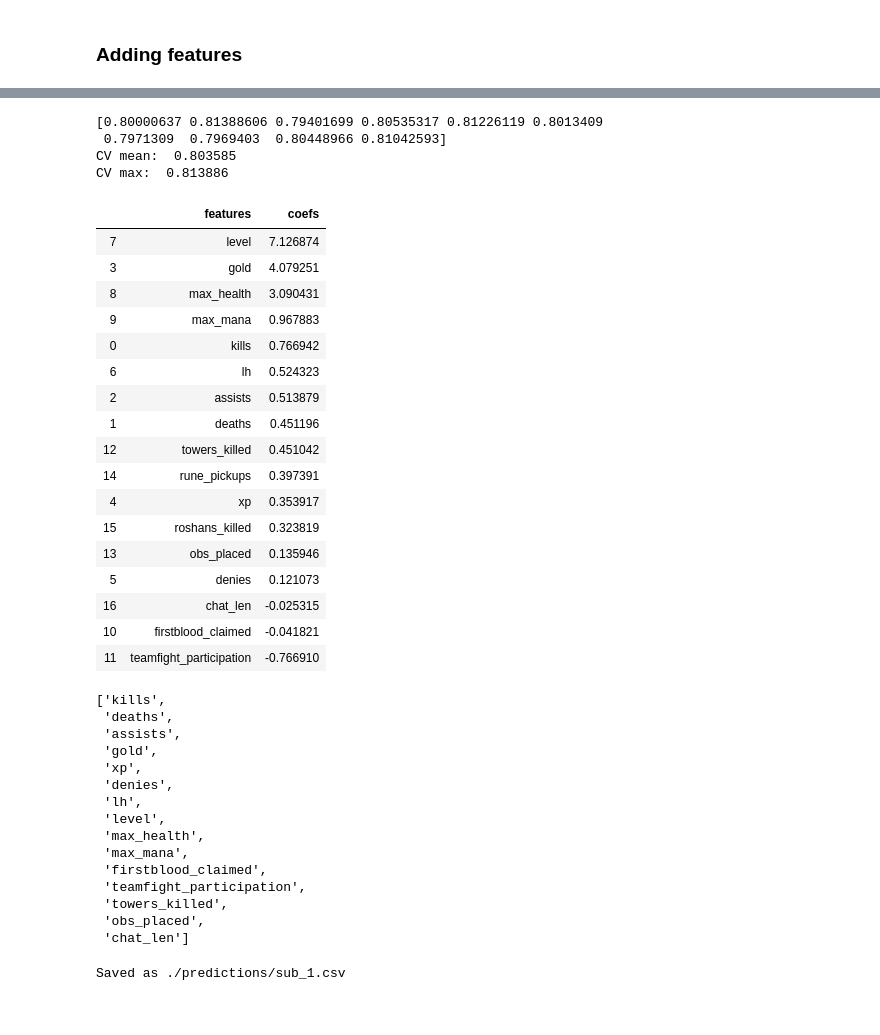
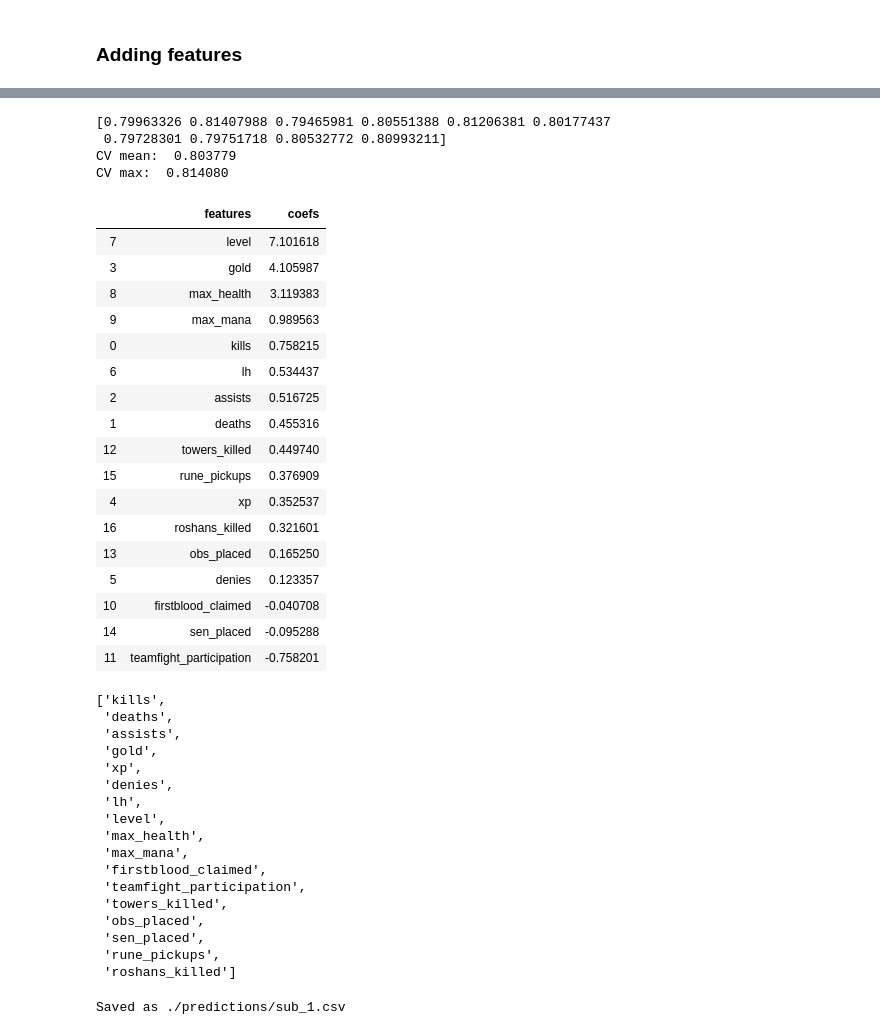
Before and after one commit to koolvn/mlcourse.ai, a Jupyter notebook: competitions/dota2/dota2_competition.ipynb, the cells around one changed output, grey strips where cells are left out. Drawn from its saved outputs; the diff is of its cells as text; code cells hidden in the pictures.

```diff
--- a/competitions/dota2/dota2_competition.ipynb
+++ b/competitions/dota2/dota2_competition.ipynb
@@ -94,11 +101,11 @@ team_features = ['kills',
                  'teamfight_participation',
                  'towers_killed',
                  'obs_placed',
+                 'sen_placed',
                  'rune_pickups',
                  'roshans_killed',
 #                  'stuns',
 #                  'camps_stacked',
-#                  'sen_placed',
                 ]
 
 new_df = pd.DataFrame(index=full_df.index)
@@ -106,8 +113,8 @@ new_df = pd.DataFrame(index=full_df.index)
 for feature in team_features:
     create_team_feature(feature)
 
-new_df['chat_len'] = scaler.fit_transform(full_df['chat_len'].values.reshape(-1, 1))
-team_features.append('chat_len')
+# new_df['chat_len'] = scaler.fit_transform(full_df['chat_len'].values.reshape(-1, 1))
+# team_features.append('chat_len')
 # new_df['objectives_len'] = scaler.fit_transform(full_df['objectives_len'].values.reshape(-1, 1))
 # team_features.append('objectives_len')
 # new_df['game_time'] = scaler.fit_transform(full_df['game_time'].values.reshape(-1,1))
@@ -123,38 +130,36 @@ Wall time: 21 s
 # %%
 team_features_cv = cross_val_score(logit, new_df[:idx].values, train_targets.values,
                                    scoring='roc_auc', cv=skf)
 print(team_features_cv)
 print(f'CV mean: {team_features_cv.mean(): 4f}')
 print(f'CV max: {team_features_cv.max(): 4f}')
 logit.fit(new_df[:idx].values, train_targets.values)
 preds = logit.predict_proba(new_df[idx:].values)
-feature_importance = pd.DataFrame()
-feature_importance['features'] = team_features
-feature_importance['coefs'] = logit.coef_[0]
-feature_importance.sort_values(by='coefs', ascending=False)
+feature_importance = pd.DataFrame({'features': team_features, 'coefs': logit.coef_[0]}).sort_values(by='coefs', ascending=False)
+feature_importance
 # %% [output]
-[0.80000637 0.81388606 0.79401699 0.80535317 0.81226119 0.8013409
- 0.7971309  0.7969403  0.80448966 0.81042593]
-CV mean:  0.803585
-CV max:  0.813886
+[0.79963326 0.81407988 0.79465981 0.80551388 0.81206381 0.80177437
+ 0.79728301 0.79751718 0.80532772 0.80993211]
+CV mean:  0.803779
+CV max:  0.814080
 |  | features | coefs |
-| 7 | level | 7.126874 |
-| 3 | gold | 4.079251 |
-| 8 | max_health | 3.090431 |
-| 9 | max_mana | 0.967883 |
-| 0 | kills | 0.766942 |
-| 6 | lh | 0.524323 |
-| 2 | assists | 0.513879 |
-| 1 | deaths | 0.451196 |
-| 12 | towers_killed | 0.451042 |
-| 14 | rune_pickups | 0.397391 |
-| 4 | xp | 0.353917 |
-| 15 | roshans_killed | 0.323819 |
-| 13 | obs_placed | 0.135946 |
-| 5 | denies | 0.121073 |
-| 16 | chat_len | -0.025315 |
-| 10 | firstblood_claimed | -0.041821 |
-| 11 | teamfight_participation | -0.766910 |
+| 7 | level | 7.101618 |
+| 3 | gold | 4.105987 |
+| 8 | max_health | 3.119383 |
+| 9 | max_mana | 0.989563 |
+| 0 | kills | 0.758215 |
+| 6 | lh | 0.534437 |
+| 2 | assists | 0.516725 |
+| 1 | deaths | 0.455316 |
+| 12 | towers_killed | 0.449740 |
+| 15 | rune_pickups | 0.376909 |
+| 4 | xp | 0.352537 |
+| 16 | roshans_killed | 0.321601 |
+| 13 | obs_placed | 0.165250 |
+| 5 | denies | 0.123357 |
+| 10 | firstblood_claimed | -0.040708 |
+| 14 | sen_placed | -0.095288 |
+| 11 | teamfight_participation | -0.758201 |
 # %%
 team_features
 # %% [output]
@@ -172,7 +177,9 @@ team_features
  'teamfight_participation',
  'towers_killed',
  'obs_placed',
- 'chat_len']
+ 'sen_placed',
+ 'rune_pickups',
+ 'roshans_killed']
 # %%
 filename = f'sub_1.csv'
 write_submission_file(preds, path.join(PATH_TO_PREDS, filename))
```
Also changed, not shown: parts of 16 cells of this notebook.
